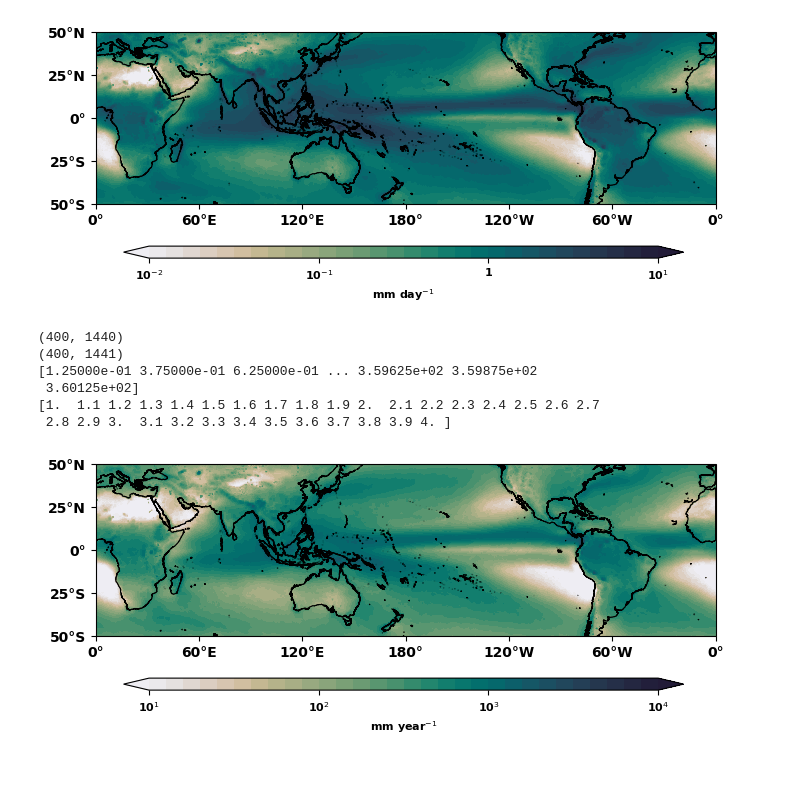
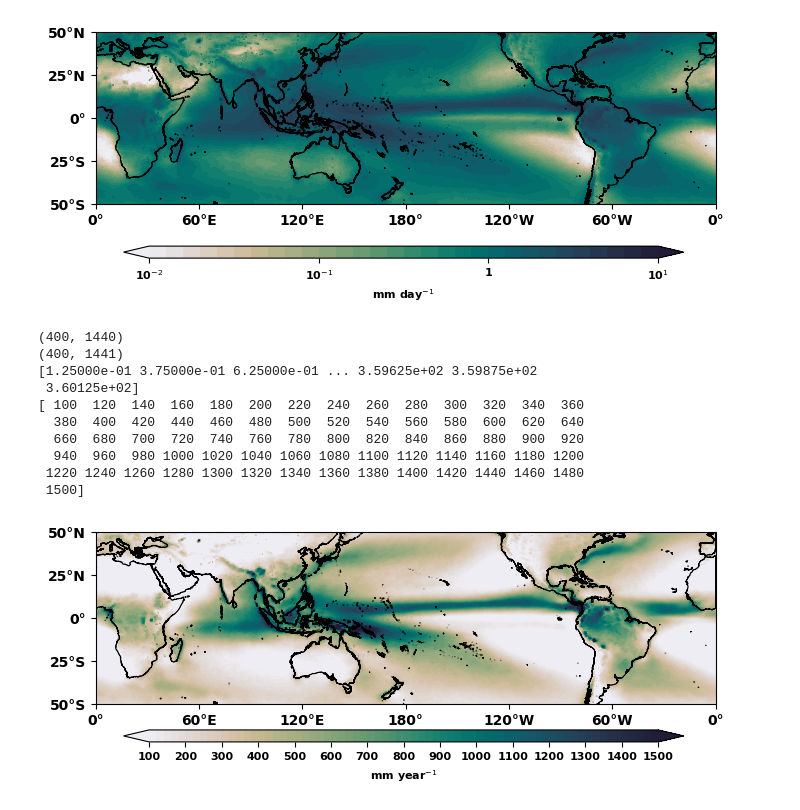
Before and after one commit to 21centuryweather/hk25-AusNode-ExtremePrecipitation, a Jupyter notebook: Data/Stations/Fiji_Meteorological_Service/Fiji_stations_process_AC.ipynb, the cells around one changed output. Drawn from its saved outputs; the diff is of its cells as text; code cells hidden in the pictures; blank space fills up the shorter version.

Commit message:
Updated TRMM climatology plot to have linear colorbars instead of log

```diff
--- a/Data/Stations/Fiji_Meteorological_Service/Fiji_stations_process_AC.ipynb
+++ b/Data/Stations/Fiji_Meteorological_Service/Fiji_stations_process_AC.ipynb
@@ -32,6 +32,8 @@ import cmocean.cm as cmo
 #Path to data
 data_path = '/Users/ashneelchandra/OneDrive - The University of Melbourne/Graduate Colloquium - Global Hackathon/hackathon/hk25-AusNode-ExtremePrecipitation/Data/Stations/Fiji_Meteorological_Service/'
 
+trmm_clim_path = '/Users/ashneelchandra/OneDrive - The University of Melbourne/Graduate Colloquium - Global Hackathon/hackathon/hk25-AusNode-ExtremePrecipitation/Data/TRMM/'
+
 plot_path = '/Users/ashneelchandra/OneDrive - The University of Melbourne/Graduate Colloquium - Global Hackathon/hackathon/hk25-AusNode-ExtremePrecipitation/Plots/'
 # %%
 #Fiji Stations locations (you can comment/uncomment the stations you do not need or need)
@@ -657,23 +666,23 @@ plt.savefig(data_path + 'TRMM_daily_mean.pdf', format='pdf', bbox_inches='tight'
 # %%
 
 #Plot precipitation climatology from 3 hourly TRMM data (yearly mean)
-trmm_mean_yearly = xr.open_dataset(data_path + 'TRMM_mean_yearly_1998-2019.nc')
+trmm_mean_yearly = xr.open_dataset(trmm_clim_path + 'TRMM_mean_yearly_1998-2019.nc')
 cyclic_trmm, cyclic_lon = add_cyclic_point(trmm_mean_yearly.precipitation, coord=trmm_mean_yearly.lon, axis=1)
 print(trmm_mean_yearly.precipitation.shape)
 print(cyclic_trmm.shape)
 print(cyclic_lon)
 
-#vmn = 0
-#vmx = 0.5
-#intvl = 0.05
-#lvl =  (np.arange(vmn,vmx+(intvl*1),intvl*1))
+vmn = 100
+vmx = 1500
+intvl = 20
+lvl =  (np.arange(vmn,vmx+(intvl*1),intvl*1))
 
-scale = 1 #1000
-vmn = np.log10(10*scale)
-vmx = np.log10(10000*scale)
-tcks = np.arange(1,5,1)
-intvl = 1*scale
-lvl =  (np.arange(vmn,vmx+(intvl*0.1),intvl*0.1))
+#scale = 1 #1000
+#vmn = np.log10(10*scale)
+#vmx = np.log10(10000*scale)
+#tcks = np.arange(1,5,1)
+#intvl = 1*scale
+#lvl =  (np.arange(vmn,vmx+(intvl*0.1),intvl*0.1))
 
 print(lvl)
 colormap = cmo.rain
@@ -697,44 +706,50 @@ ax.set_aspect(1)  # Set aspect ratio
 #ax.coastlines(resolution='50m', linewidth=0.5, color='black')
 ax.add_feature(cfeature.GSHHSFeature(scale="full"), facecolor='none', zorder=1, linewidth=0.8, edgecolor='black', alpha=1)
 # Add TRMM data
-plt_cn = ax.contourf(cyclic_lon - 180,trmm_mean_daily['lat'],np.log10(cyclic_trmm),extend='both',cmap=colormap, levels=lvl, vmin=vmn, vmax=vmx, zorder=0, transform=ccrs.PlateCarree(central_longitude=180))
+#plt_cn = ax.contourf(cyclic_lon - 180,trmm_mean_daily['lat'],np.log10(cyclic_trmm),extend='both',cmap=colormap, levels=lvl, vmin=vmn, vmax=vmx, zorder=0, transform=ccrs.PlateCarree(central_longitude=180))
+plt_cn = ax.contourf(cyclic_lon - 180,trmm_mean_yearly['lat'],(cyclic_trmm),extend='both',cmap=colormap, levels=lvl, vmin=vmn, vmax=vmx, zorder=0, transform=ccrs.PlateCarree(central_longitude=180))
 
 # Customize tick labels and limits
 ax.set_xlim([0-180, 360-180])
 ax.set_ylim([-50, 50])
 ax.set_xticks(np.arange(0-180, 420-180, 60.0))
 ax.set_yticks(np.arange(-50, 75, 25))
 ax.tick_params(axis='x', labelsize=10)
 ax.tick_params(axis='y', labelsize=10)
 ax.set_xticklabels(ax.get_xticks(), fontproperties=tick_font)
 ax.set_yticklabels(ax.get_yticks(), fontproperties=tick_font)
 
 # Format longitude and latitude labels
 ax.xaxis.set_major_formatter(cticker.LongitudeFormatter())
 ax.yaxis.set_major_formatter(cticker.LatitudeFormatter())
 
 #Colorbar for TRMM clim
-cbar_ax = fig.add_axes([0.16, 0.32, 0.70, 0.015])
-cbar = fig.colorbar(plt_cn, cax=cbar_ax, orientation='horizontal', label= 'mm year$^{-1}$', ticks=tcks, shrink=0.8)
-#cbar.set_ticks(np.arange(0,0.6,0.1))
-cbar.ax.set_xticklabels(['10$^{1}$', '10$^{2}$', '10$^{3}$', '10$^{4}$'])
+cbar_ax = fig.add_axes([0.16, 0.34, 0.70, 0.015])
+#cbar = fig.colorbar(plt_cn, cax=cbar_ax, orientation='horizontal', label= 'mm year$^{-1}$', ticks=tcks, shrink=0.8)
+#cbar.ax.set_xticklabels(['10$^{1}$', '10$^{2}$', '10$^{3}$', '10$^{4}$'])
+cbar = fig.colorbar(plt_cn, cax=cbar_ax, orientation='horizontal', label= 'mm year$^{-1}$', shrink=0.8)
+cbar.set_ticks(np.arange(100,1600,100))
 cbar.ax.tick_params(labelsize=10)  # Adjust fontsize for colorbar tick labels
 cbar.ax.xaxis.label.set_size(10)   # Adjust fontsize for colorbar label
 #cbar.set_label('m $s^{-1}$')
 
 for label in cbar_ax.get_xticklabels():
             label.set_fontsize(8)
             label.set_fontweight('bold')
 cbar_ax.xaxis.label.set_size(8)
 cbar_ax.xaxis.label.set_fontweight('bold')
 
-plt.savefig(data_path + 'TRMM_yearly_mean.jpg', dpi=600, bbox_inches='tight', pad_inches=0.0)
-plt.savefig(data_path + 'TRMM_yearly_mean.pdf', format='pdf', bbox_inches='tight', pad_inches=0.0)
+plt.savefig(plot_path + 'TRMM_yearly_mean.jpg', dpi=600, bbox_inches='tight', pad_inches=0.0)
+#plt.savefig(plot_path + 'TRMM_yearly_mean.pdf', format='pdf', bbox_inches='tight', pad_inches=0.0)
 # %% [output]
 (400, 1440)
 (400, 1441)
 [1.25000e-01 3.75000e-01 6.25000e-01 ... 3.59625e+02 3.59875e+02
  3.60125e+02]
-[1.  1.1 1.2 1.3 1.4 1.5 1.6 1.7 1.8 1.9 2.  2.1 2.2 2.3 2.4 2.5 2.6 2.7
- 2.8 2.9 3.  3.1 3.2 3.3 3.4 3.5 3.6 3.7 3.8 3.9 4. ]
+[ 100  120  140  160  180  200  220  240  260  280  300  320  340  360
+  380  400  420  440  460  480  500  520  540  560  580  600  620  640
+  660  680  700  720  740  760  780  800  820  840  860  880  900  920
+  940  960  980 1000 1020 1040 1060 1080 1100 1120 1140 1160 1180 1200
+ 1220 1240 1260 1280 1300 1320 1340 1360 1380 1400 1420 1440 1460 1480
+ 1500]
-[figure, old version]
+[figure, new version]
```
Also changed, not shown: parts of 5 cells of this notebook, 10 other files.
